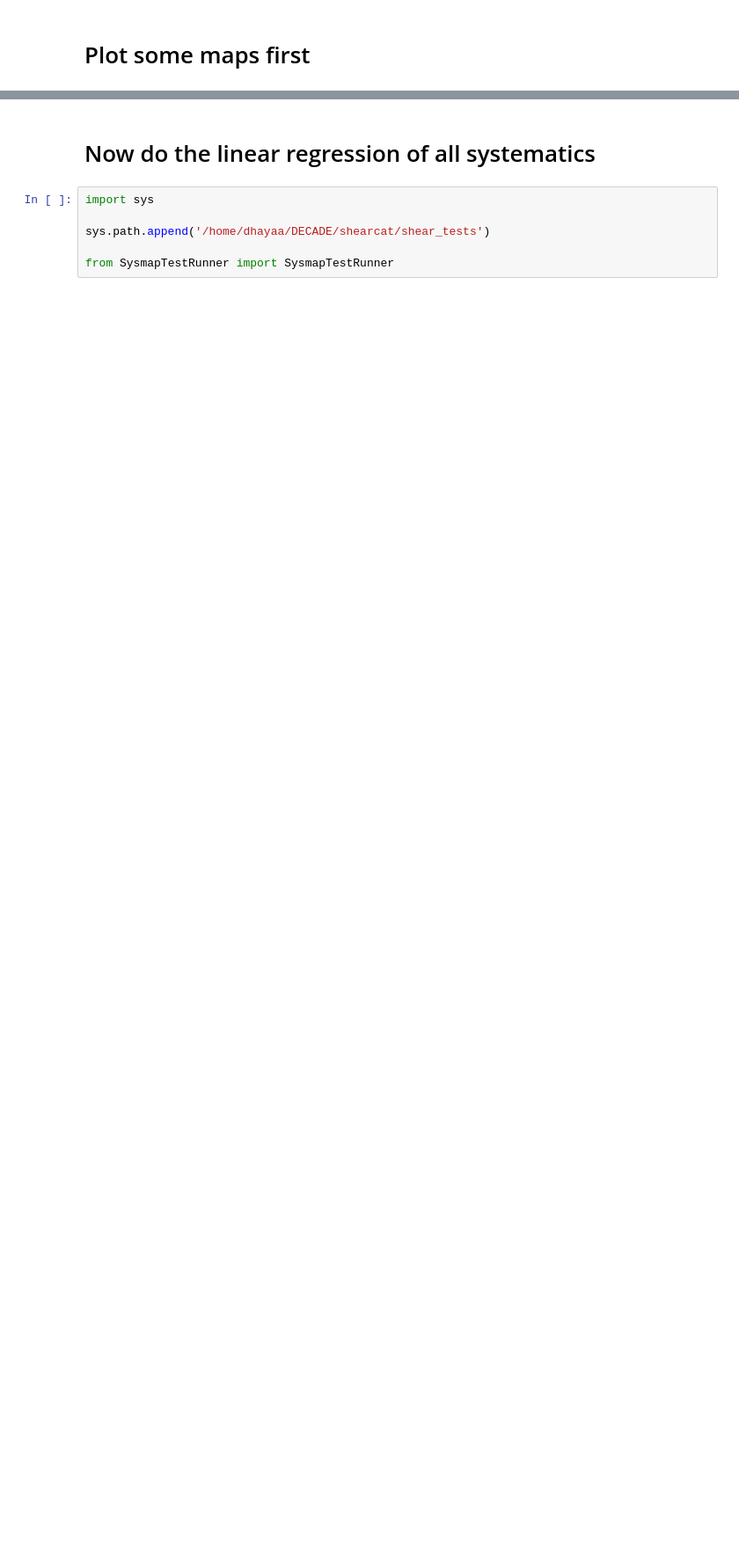
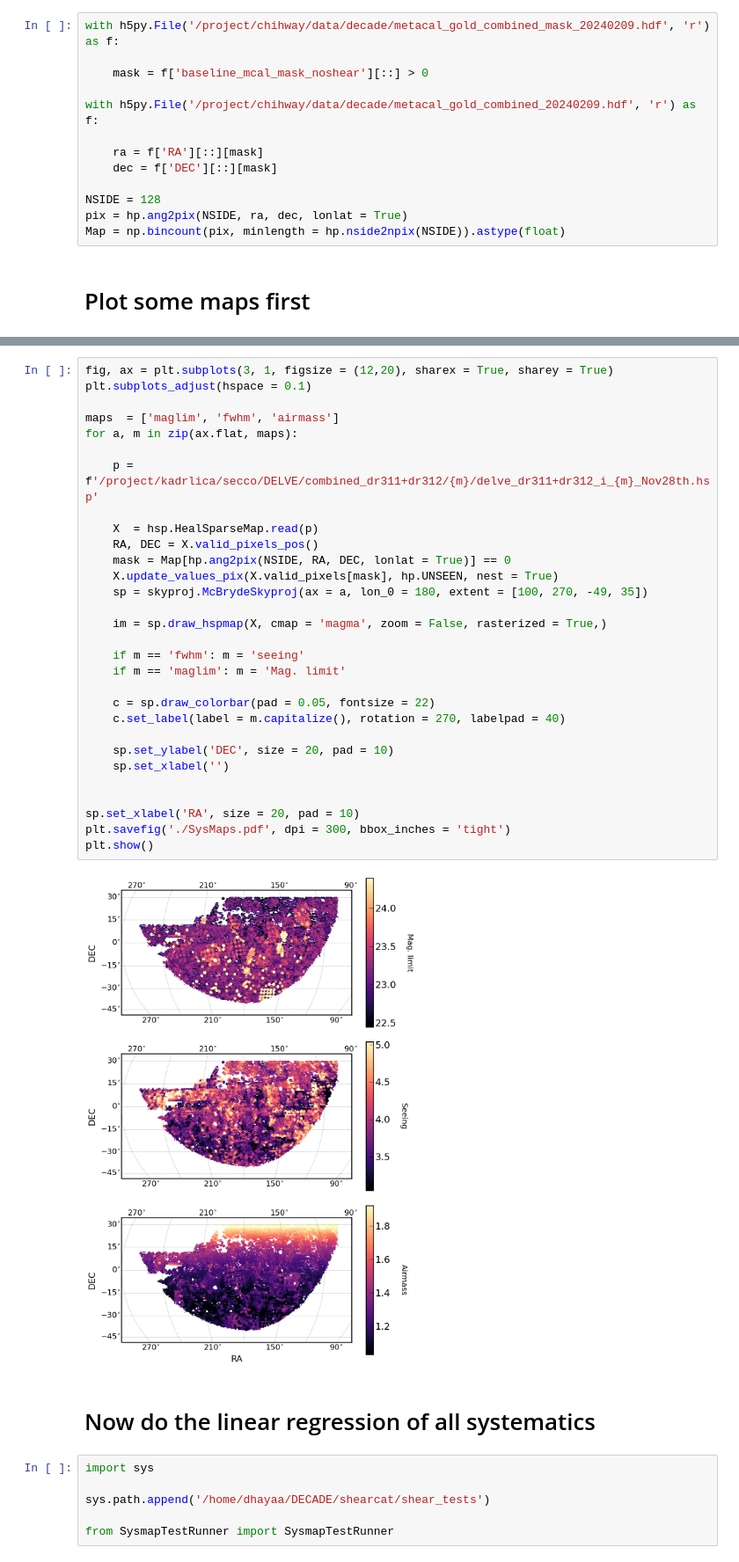
Before and after one commit to delve-survey/shearcat, a Jupyter notebook: shear_tests/Paper_plots/Systematics_maps.ipynb, the cells around one changed output, grey strips where cells are left out. Shown at 88% size. Cells and saved outputs as stored; diff of their text form; blank space fills up the shorter version.

```diff
--- a/shear_tests/Paper_plots/Systematics_maps.ipynb
+++ b/shear_tests/Paper_plots/Systematics_maps.ipynb
@@ -33,3 +36,16 @@ plt.rcParams['axes.prop_cycle'] = cycler(color=COLORS)
+# %%
+with h5py.File('/project/chihway/data/decade/metacal_gold_combined_mask_20240209.hdf', 'r') as f:
+
+    mask = f['baseline_mcal_mask_noshear'][::] > 0
+
+with h5py.File('/project/chihway/data/decade/metacal_gold_combined_20240209.hdf', 'r') as f:
+
+    ra = f['RA'][::][mask]
+    dec = f['DEC'][::][mask]
+
+NSIDE = 128
+pix = hp.ang2pix(NSIDE, ra, dec, lonlat = True)
+Map = np.bincount(pix, minlength = hp.nside2npix(NSIDE)).astype(float)
 # %% [markdown]
 # Plot some maps first
 # %%
@@ -73,3 +60,35 @@ plt.show()
+# %%
+fig, ax = plt.subplots(3, 1, figsize = (12,20), sharex = True, sharey = True)
+plt.subplots_adjust(hspace = 0.1)
+
+maps  = ['maglim', 'fwhm', 'airmass']
+for a, m in zip(ax.flat, maps):
+
+    p = f'/project/kadrlica/secco/DELVE/combined_dr311+dr312/{m}/delve_dr311+dr312_i_{m}_Nov28th.hsp'
+
+    X  = hsp.HealSparseMap.read(p)
+    RA, DEC = X.valid_pixels_pos()
+    mask = Map[hp.ang2pix(NSIDE, RA, DEC, lonlat = True)] == 0
+    X.update_values_pix(X.valid_pixels[mask], hp.UNSEEN, nest = True)
+    sp = skyproj.McBrydeSkyproj(ax = a, lon_0 = 180, extent = [100, 270, -49, 35])
+
+    im = sp.draw_hspmap(X, cmap = 'magma', zoom = False, rasterized = True,)
+
+    if m == 'fwhm': m = 'seeing'
+    if m == 'maglim': m = 'Mag. limit'
+
+    c = sp.draw_colorbar(pad = 0.05, fontsize = 22)
+    c.set_label(label = m.capitalize(), rotation = 270, labelpad = 40)
+
+    sp.set_ylabel('DEC', size = 20, pad = 10)
+    sp.set_xlabel('')
+
+
+sp.set_xlabel('RA', size = 20, pad = 10)
+plt.savefig('./SysMaps.pdf', dpi = 300, bbox_inches = 'tight')
+plt.show()
+# %% [output]
+[figure, added]
 # %% [markdown]
 # Now do the linear regression of all systematics
 # %%
```
Also changed, not shown: parts of 15 cells of this notebook, 1 other file.
